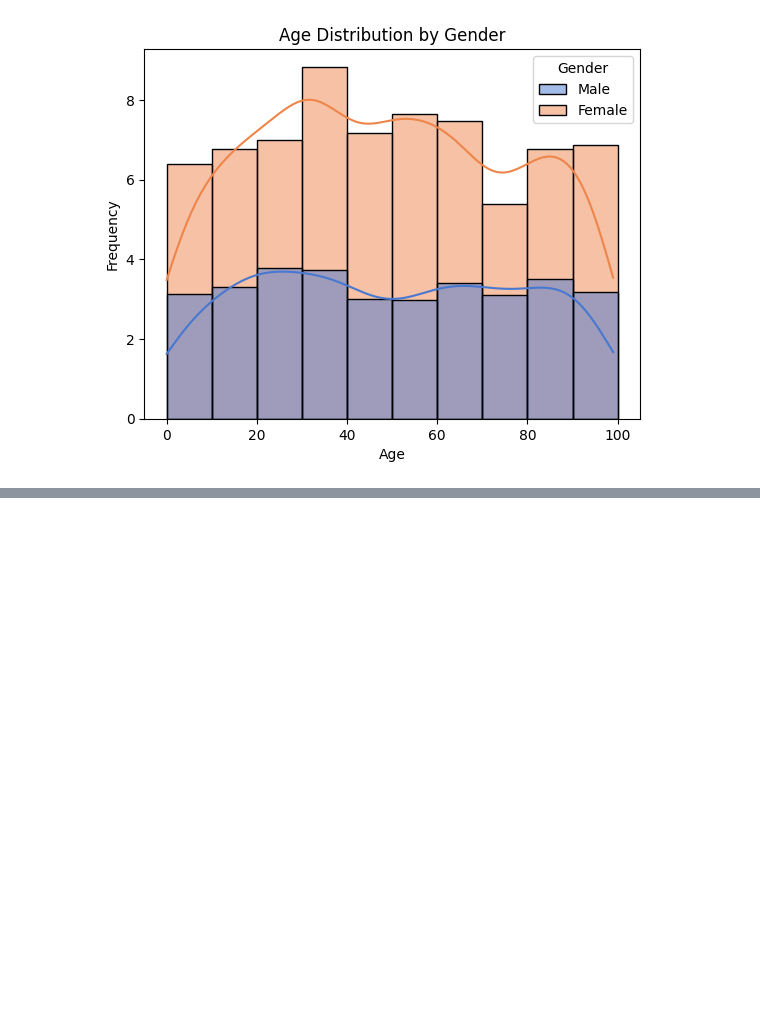
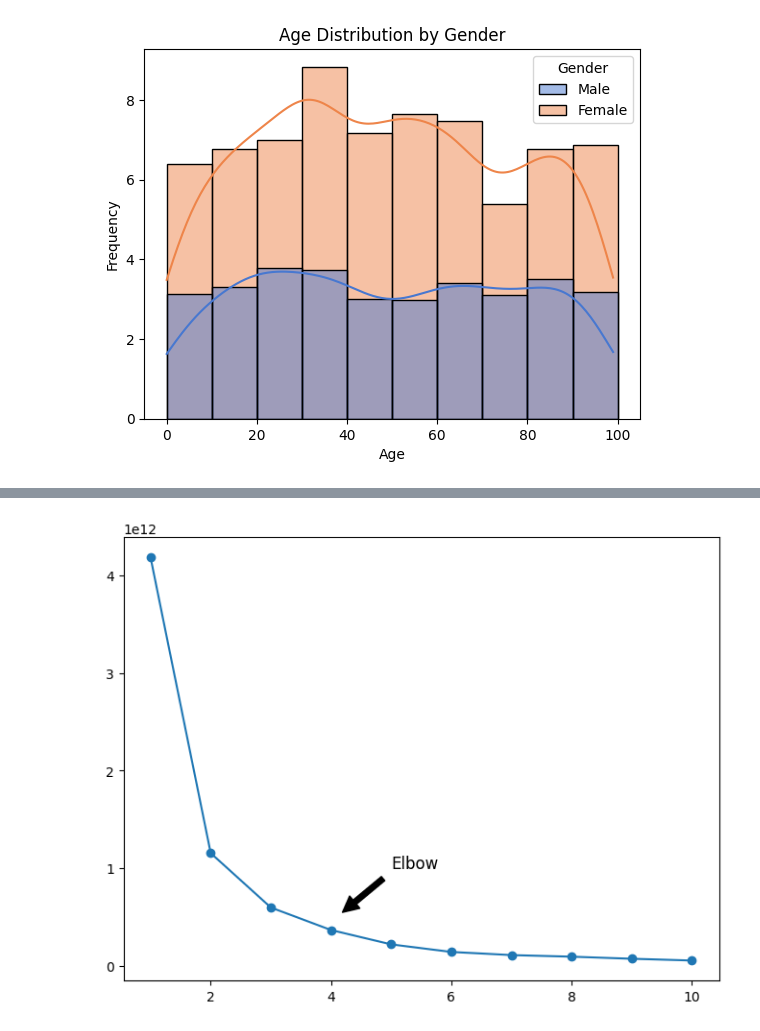
Before and after one commit to adenletchworth/Customer-Segmentation, a Jupyter notebook: dataAnalysis.ipynb, the cells around one changed output, grey strips where cells are left out. Saved outputs shown, nothing was run; the diff lists cells and outputs as text; code cells hidden in the pictures; blank space fills up the shorter version.

Commit message:
Implemented Elbow Calculation for Optimal Amount of Clusters

```diff
--- a/dataAnalysis.ipynb
+++ b/dataAnalysis.ipynb
@@ -108,0 +134,16 @@ Text(0, 0.5, '# of Customers')
+# %%
+WCSS = []
+
+for k in range(1,11):
+        kmeans = KMeans(n_clusters = k,init='k-means++',n_init='auto')
+        kmeans.fit(df.iloc[:,1:])
+        WCSS.append(kmeans.inertia_)
+
+fig = plt.figure(figsize=(8,6))
+
+plt.plot(range(1,11),WCSS,marker='o')
+
+plt.annotate('Elbow', xy=(4.1, 1e12/2), xytext=(5, 1e12), fontsize=12,arrowprops=dict(facecolor='black',shrink=.1))
+plt.show()
+# %% [output]
+[figure, added]
```
Also changed, not shown: parts of 8 cells of this notebook.
